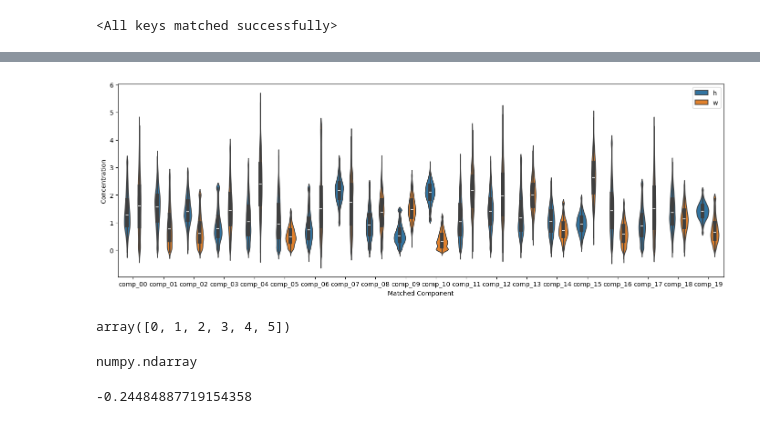
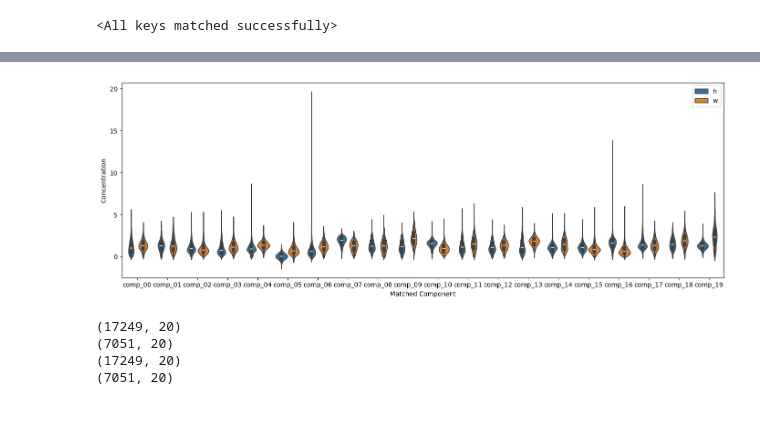
Before and after one commit to QIBEBT-SCC/VADER, a Jupyter notebook: Check_instrument.ipynb, the cells around one changed output, grey strips where cells are left out. Cells and saved outputs as stored; diff of their text form; code cells hidden in the pictures.

```diff
--- a/Check_instrument.ipynb
+++ b/Check_instrument.ipynb
@@ -212,38 +235,38 @@ import matplotlib.pyplot as plt
 # row_ind, col_ind: matches between components
 
 # # reorder component columns to the matched sequence
-# z_h_matched = z_t[:X_horiba.shape[0],:] # z_h[:, row_ind]
-# z_w_matched = z_t[X_horiba.shape[0]:,:] # z_w[:, col_ind]
+z_h_matched = z_h[:, row_ind] # z_t[:X_horiba.shape[0],:]
+z_w_matched = z_w[:, col_ind] # z_t[X_horiba.shape[0]:,:]
 
 records = []
 for comp_pos in range(20):
     comp_label = f"comp_{comp_pos:02d}"
     records.append(pd.DataFrame({
         "component": comp_label,
         "group": "h",
         "value": z_h_matched[:, comp_pos]
     }))
     records.append(pd.DataFrame({
         "component": comp_label,
         "group": "w",
         "value": z_w_matched[:, comp_pos]
     }))
 plot_df = pd.concat(records, ignore_index=True)
 
 plt.figure(figsize=(14, 5))
 ax = sns.violinplot(
     data=plot_df,
     x="component",
     y="value",
     hue="group",
     split=False,
     inner="box",
     palette={"h": "tab:blue", "w": "tab:orange"}
 )
 ax.set_xlabel("Matched Component")
 ax.set_ylabel("Concentration")
 ax.legend(title="")
 plt.tight_layout()
 plt.show()
 # %% [output]
-[figure, old version]
+[figure, new version]
@@ -260,0 +277,10 @@ Mod_Witec = np.matmul(z_w_mapped, S_t)
+# %%
+print(z_h_matched.shape)
+print(z_w_matched.shape)
+print(clip_by_iqr(z_h_matched).shape)
+print(clip_by_iqr(z_w_matched).shape)
+# %% [output]
+(17249, 20)
+(7051, 20)
+(17249, 20)
+(7051, 20)
@@ -321,8 +335,0 @@ for i, label in enumerate(np.unique(y_witec)):
-# %%
-np.unique(y_witec)
-# %% [output]
-array([0, 1, 2, 3, 4, 5])
-# %%
-type(z_h_matched)
-# %% [output]
-numpy.ndarray
@@ -339,4 +335,0 @@ Mod_Witec = np.matmul(z_w[:,col_ind], S_h_change)
-# %%
-z_h_matched.min()
-# %% [output]
--0.24484887719154358
```
Also changed, not shown: parts of 23 cells of this notebook, 3 other files.
